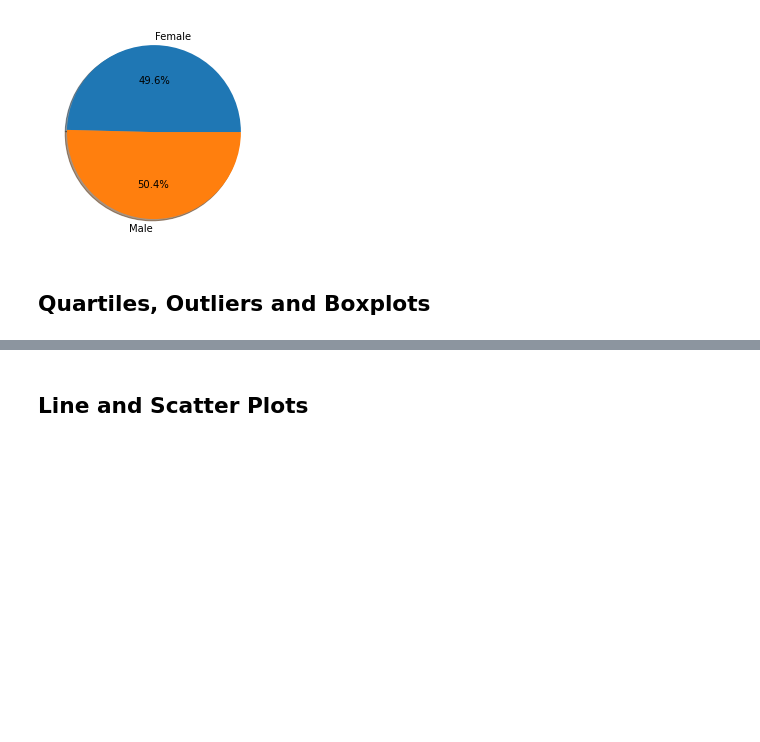
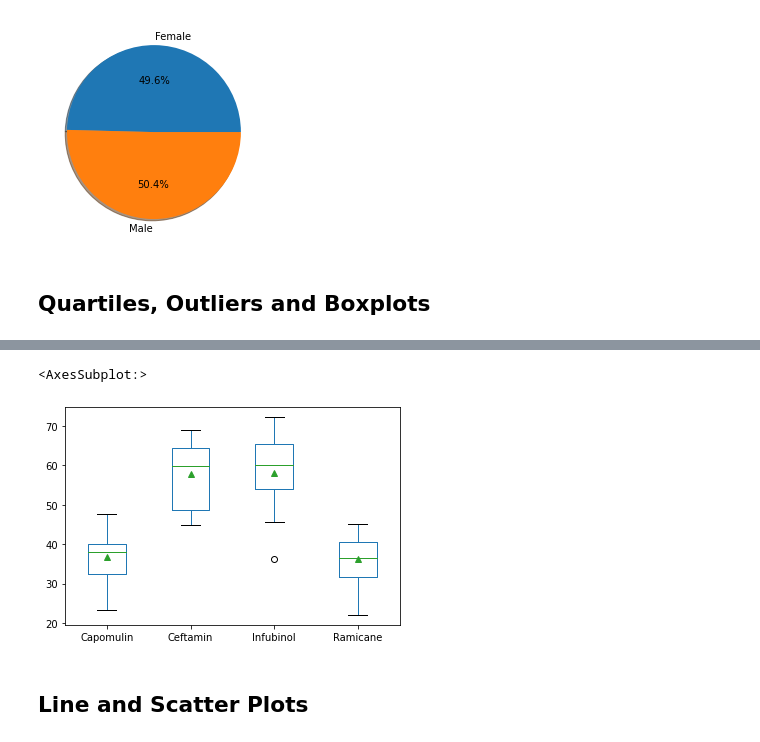
Before and after one commit to MohanPanga/pharma_data, a Jupyter notebook: Pymaceuticals/pymaceuticals_starter.ipynb, the cells around one changed output, grey strips where cells are left out. Saved outputs shown, nothing was run; the diff lists cells and outputs as text; code cells hidden in the pictures; blank space fills up the shorter version.

```diff
--- a/Pymaceuticals/pymaceuticals_starter.ipynb
+++ b/Pymaceuticals/pymaceuticals_starter.ipynb
@@ -246,3 +240,12 @@ Name: Tumor Volume (mm3), dtype: float64
 
 
     # Determine outliers using upper and lower bounds
+
+treatments = result_df['Drug Regimen'].unique()
+print(f' treatments = {treatments}')
+
+data_tumor_vol = pd.DataFrame()
+for drug in treatments:
+    data_tumor_vol[drug] = result_df[result_df['Drug Regimen']== drug]['Tumor Volume (mm3)'].values
+
+data_tumor_vol.head()
@@ -249,5 +260,9 @@ Name: Tumor Volume (mm3), dtype: float64
 # %%
 # Generate a box plot of the final tumor volume of each mouse across four regimens of interest
+data_tumor_vol.boxplot(column = list(treatments),grid=False, showmeans=True)
+# %% [output]
+<AxesSubplot:>
+[figure, added]
 # %% [markdown]
 ## Line and Scatter Plots
 # %%
```
Also changed, not shown: parts of 5 cells of this notebook.
